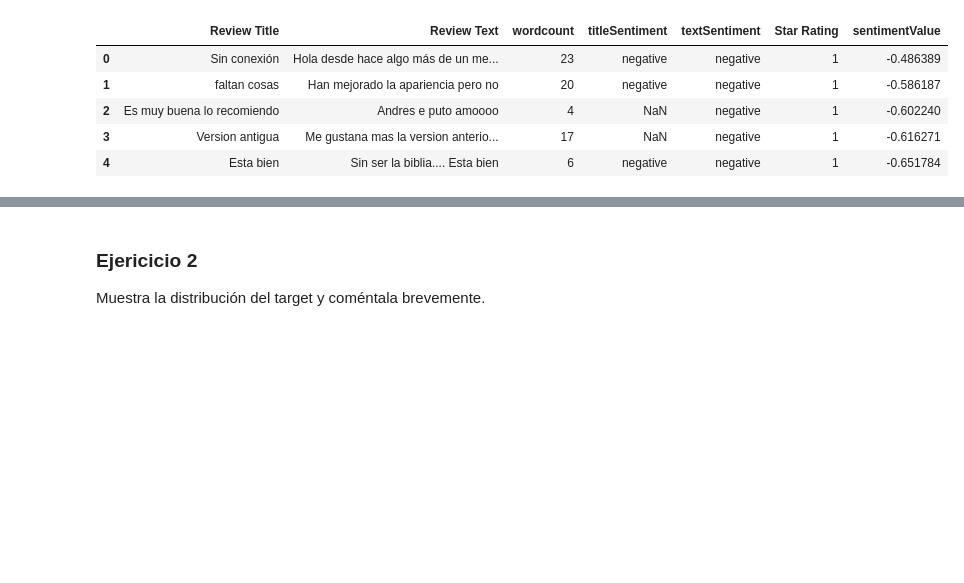
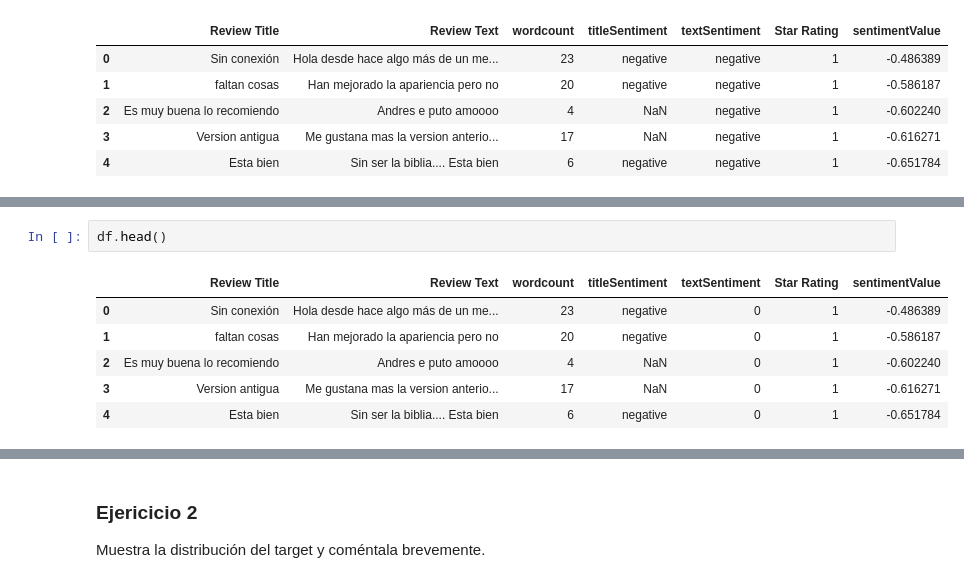
Before and after one commit to mfondevilla/DS-Online-MelaniaFondevilla, a Jupyter notebook: 04_Machine_Learning/Sprint_12/Unidad_01_ML_Supervisado_Otros_Modelos/02_Ejercicios_Workout/13_Ejercicios_Otros_Modelos.ipynb, the cells around one changed output, grey strips where cells are left out. Cells and saved outputs as stored; diff of their text form; blank space fills up the shorter version.

```diff
--- a/04_Machine_Learning/Sprint_12/Unidad_01_ML_Supervisado_Otros_Modelos/02_Ejercicios_Workout/13_Ejercicios_Otros_Modelos.ipynb
+++ b/04_Machine_Learning/Sprint_12/Unidad_01_ML_Supervisado_Otros_Modelos/02_Ejercicios_Workout/13_Ejercicios_Otros_Modelos.ipynb
@@ -69,0 +69,9 @@ TypeError: 'method' object is not subscriptable
+# %%
+df.head()
+# %% [output]
+|  | Review Title | Review Text | wordcount | titleSentiment | textSentiment | Star Rating | sentimentValue |
+| 0 | Sin conexión | Hola desde hace algo más de un me... | 23 | negative | 0 | 1 | -0.486389 |
+| 1 | faltan cosas | Han mejorado la apariencia pero no | 20 | negative | 0 | 1 | -0.586187 |
+| 2 | Es muy buena lo recomiendo | Andres e puto amoooo | 4 | NaN | 0 | 1 | -0.602240 |
+| 3 | Version antigua | Me gustana mas la version anterio... | 17 | NaN | 0 | 1 | -0.616271 |
+| 4 | Esta bien | Sin ser la biblia.... Esta bien | 6 | negative | 0 | 1 | -0.651784 |
```
Also changed, not shown: parts of 15 cells of this notebook, 2 other files.
